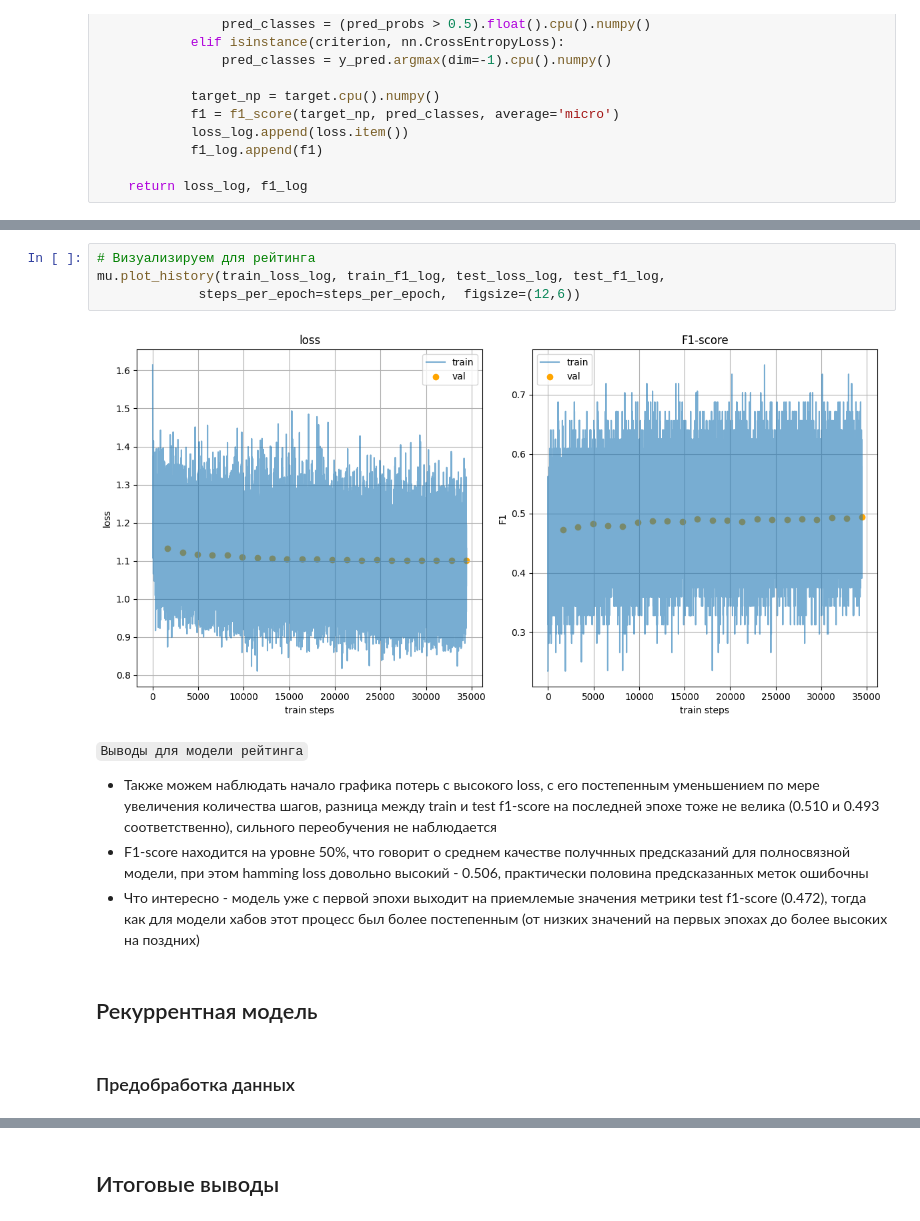
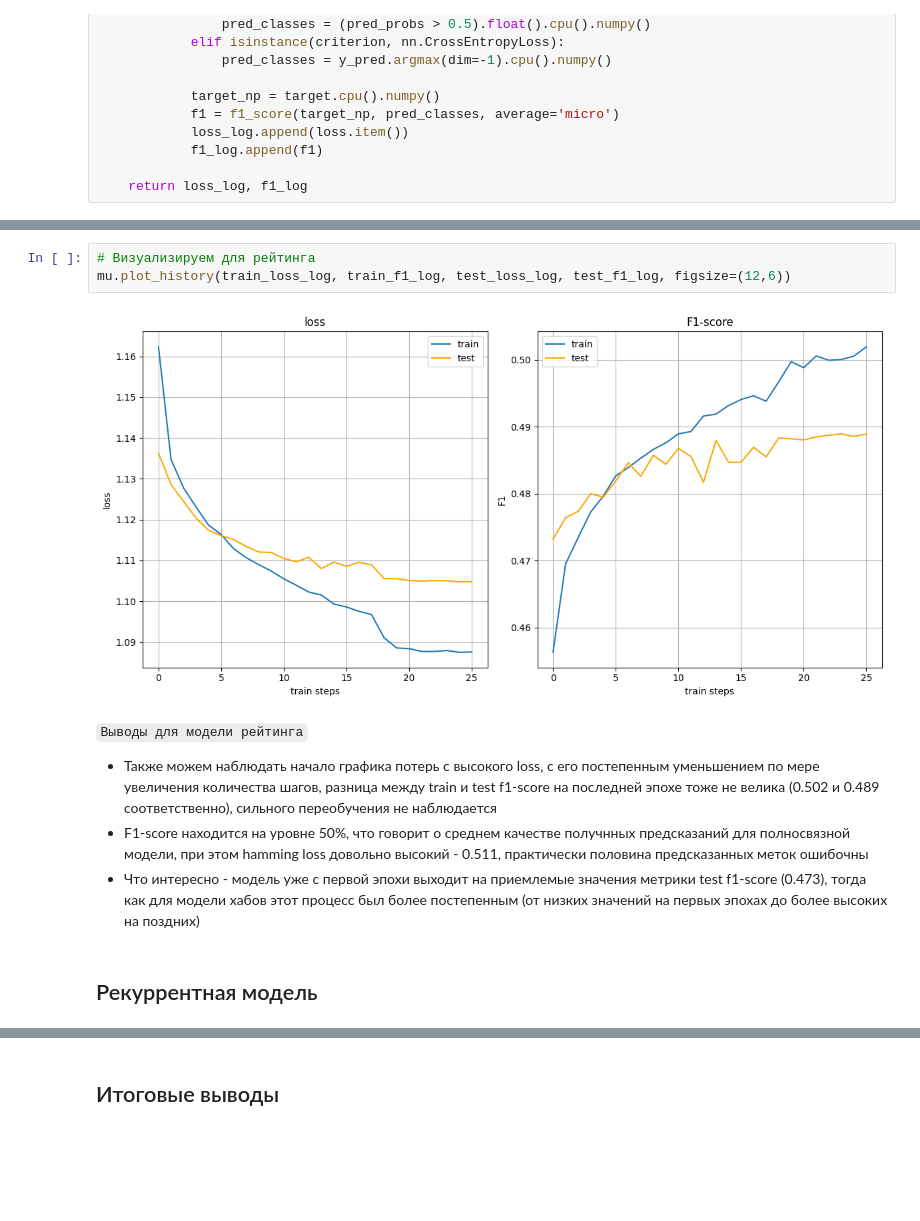
Before and after one commit to gelya01/hse-habr2024, a Jupyter notebook: DL/dl.ipynb, the cells around one changed output, grey strips where cells are left out. Cells and saved outputs as stored; diff of their text form; blank space fills up the shorter version.

```diff
--- a/DL/dl.ipynb
+++ b/DL/dl.ipynb
@@ -366,15 +371,12 @@ Epoch 20
 # %%
 # Визуализируем для рейтинга
-mu.plot_history(train_loss_log, train_f1_log, test_loss_log, test_f1_log,
-             steps_per_epoch=steps_per_epoch,  figsize=(12,6))
+mu.plot_history(train_loss_log, train_f1_log, test_loss_log, test_f1_log, figsize=(12,6))
 # %% [output]
-[figure, old version]
+[figure, new version]
 # %% [markdown]
 `Выводы для модели рейтинга`
-* Также можем наблюдать начало графика потерь с высокого loss, с его постепенным уменьшением по мере увеличения количества шагов, разница между train и test f1-score на последней эпохе тоже не велика (0.510 и 0.493 соответственно), сильного переобучения не наблюдается
-* F1-score находится на уровне 50%, что говорит о среднем качестве получнных предсказаний для полносвязной модели, при этом hamming loss довольно высокий - 0.506, практически половина предсказанных меток ошибочны
-* Что интересно - модель уже с первой эпохи выходит на приемлемые значения метрики test f1-score (0.472), тогда как для модели хабов этот процесс был более постепенным (от низких значений на первых эпохах до более высоких на поздних)
+* Также можем наблюдать начало графика потерь с высокого loss, с его постепенным уменьшением по мере увеличения количества шагов, разница между train и test f1-score на последней эпохе тоже не велика (0.502 и 0.489 соответственно), сильного переобучения не наблюдается
+* F1-score находится на уровне 50%, что говорит о среднем качестве получнных предсказаний для полносвязной модели, при этом hamming loss довольно высокий - 0.511, практически половина предсказанных меток ошибочны
+* Что интересно - модель уже с первой эпохи выходит на приемлемые значения метрики test f1-score (0.473), тогда как для модели хабов этот процесс был более постепенным (от низких значений на первых эпохах до более высоких на поздних)
 # %% [markdown]
 ## Рекуррентная модель
-# %% [markdown]
-### Предобработка данных
```
Also changed, not shown: parts of 40 cells of this notebook, 2 other files.
